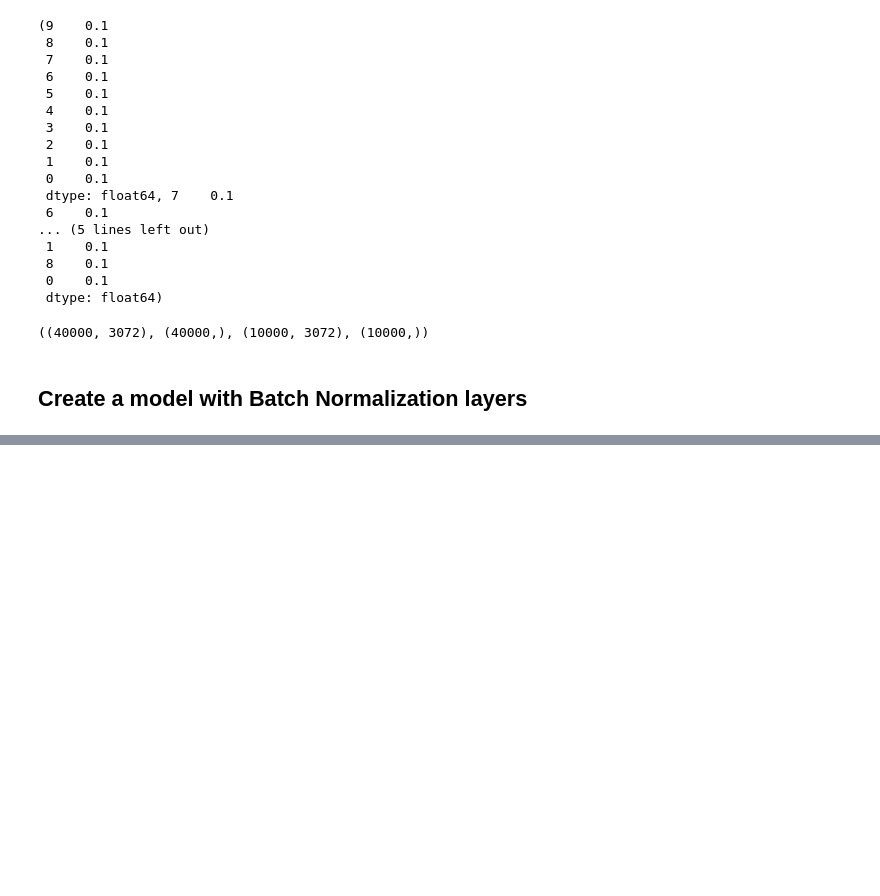
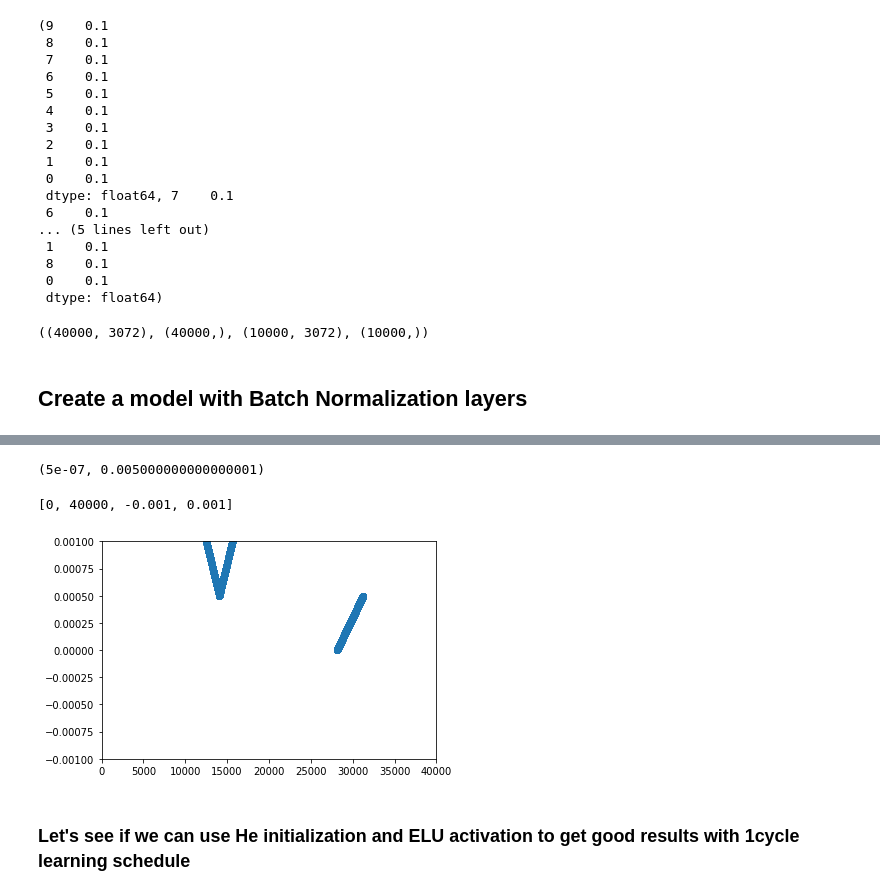
Before and after one commit to samirgadkari/ds, a Jupyter notebook: CIFAR10.ipynb, the cells around one changed output, grey strips where cells are left out. Cells and saved outputs as stored; diff of their text form; code cells hidden in the pictures; blank space fills up the shorter version.

```diff
--- a/CIFAR10.ipynb
+++ b/CIFAR10.ipynb
@@ -278,0 +313,6 @@ Epoch 29/100
+# %%
+# Standardize data so you can use it with SELU and
+# get a net that self-normalizes
+X_train = (X_train - np.mean(X_train)) / np.std(X_train)
+X_val = (X_val - np.mean(X_val)) / np.std(X_val)
+X_test = (X_test - np.mean(X_test)) / np.std(X_test)
@@ -278,0 +773,6 @@ Epoch 29/100
+# %%
+n_epochs = 25
+onecycle = OneCycleScheduler(len(X_train) // batch_size * n_epochs, max_rate=5e-3)
+history = model.fit(X_train, y_train, epochs=n_epochs, batch_size=batch_size,
+                    validation_data=(X_val, y_val),
+                    callbacks=[onecycle])
@@ -278,0 +805,12 @@ Epoch 29/100
+# %%
+min(onecycle.rates), max(onecycle.rates)
+# %% [output]
+(5e-07, 0.005000000000000001)
+# %%
+plt.scatter(range(len(onecycle.rates)), onecycle.rates)
+plt.axis([0, 40000, -0.001, 0.001])
+# %% [output]
+[0, 40000, -0.001, 0.001]
+[figure, added]
+# %% [markdown]
+### Let's see if we can use He initialization and ELU activation to get good results with 1cycle learning schedule
```
Also changed, not shown: parts of 54 cells of this notebook.
